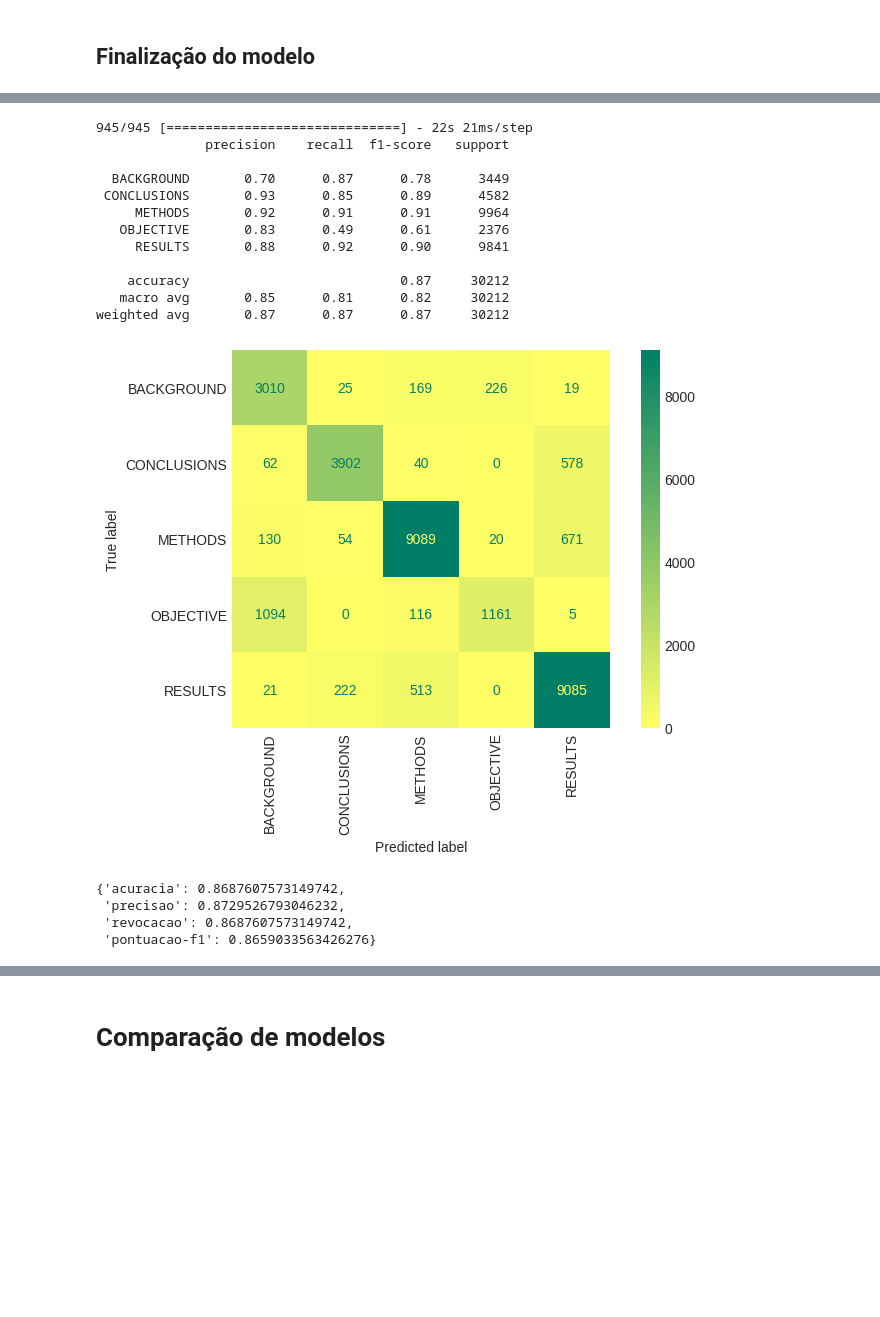
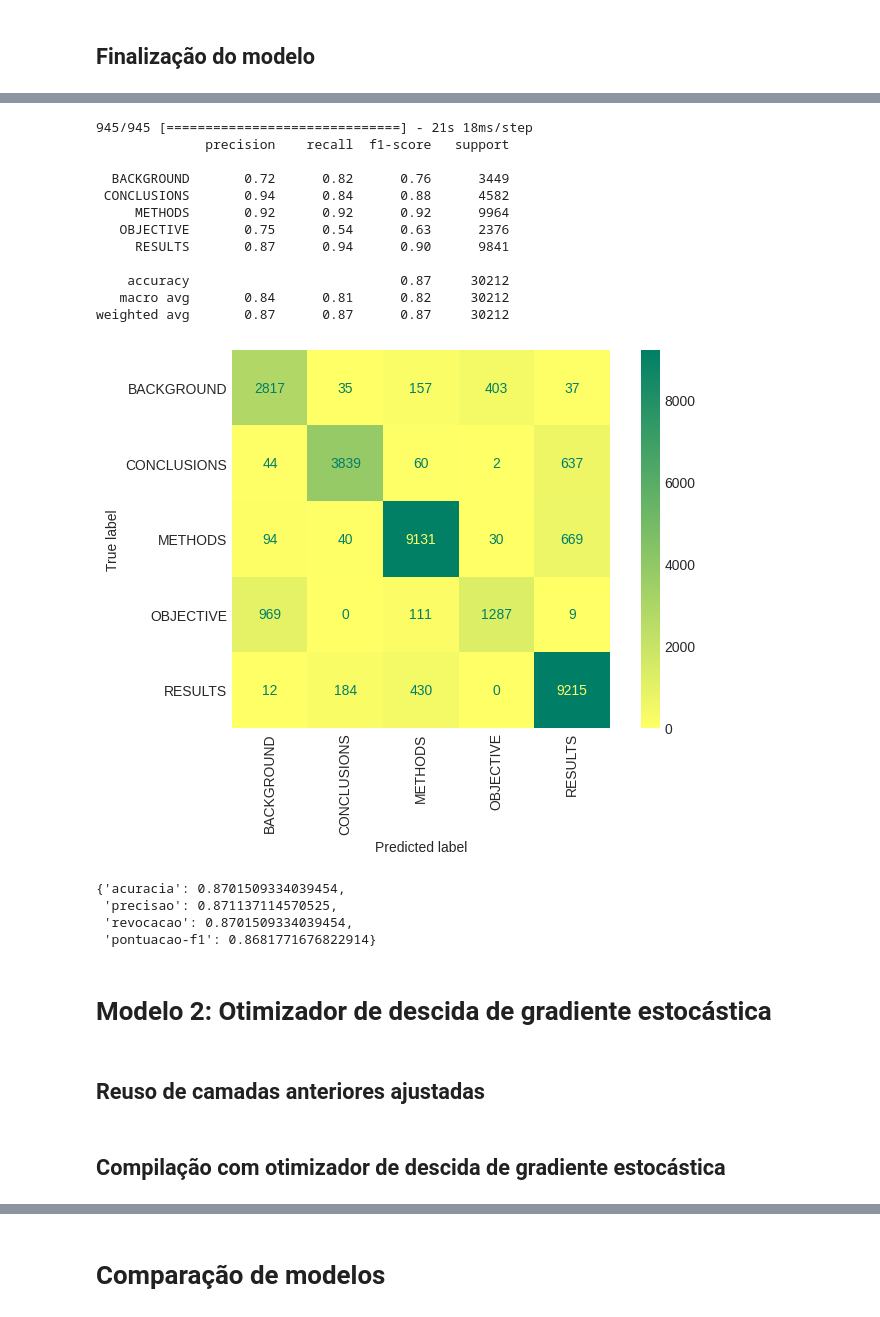
Before and after one commit to flohmannjr/tensorflow_curso, a Jupyter notebook: TensorFlow_MP2_1_SkimLit+.ipynb, the cells around one changed output, grey strips where cells are left out. Cells and saved outputs as stored; diff of their text form; code cells hidden in the pictures; blank space fills up the shorter version.

```diff
--- a/TensorFlow_MP2_1_SkimLit+.ipynb
+++ b/TensorFlow_MP2_1_SkimLit+.ipynb
@@ -263,0 +275,4 @@ modelo.compile(loss=CategoricalCrossentropy(label_smoothing=SUAVIZACAO),
+# %%
+probabilidades = modelo.predict(dados_hibridos_linhas_validacao)
+previsoes      = tf.argmax(probabilidades, axis=1)
+avaliacoes[0]  = avaliar_modelo(rotulos_int_validacao, previsoes, classes)
@@ -263,0 +304,11 @@ modelo.compile(loss=CategoricalCrossentropy(label_smoothing=SUAVIZACAO),
+# %%
+modelo_nome = 'modelo_incorporacao_palavras_particularizada'
+
+entradas = Input(shape=[], dtype=ENTRADA_TIPO, name='camada_entrada_palavras')
+
+camadas = vetorizador_palavras(entradas)
+camadas = incorporador_palavras(camadas)
+
+saidas = Bidirectional(layer=LSTM(units=int(LIMITE_INCORPORADOR / 2), activation=ATIVACAO_RNN), name='camada_bi_lstm_palavras')(camadas)
+
+modelo_incorporacao_palavras_particularizada = Model(inputs=entradas, outputs=saidas, name=modelo_nome)
@@ -263,0 +317,28 @@ modelo.compile(loss=CategoricalCrossentropy(label_smoothing=SUAVIZACAO),
+# %%
+combinacao_incorporacao = Concatenate(name="camada_combinacao_incorporacao")([modelo_incorporacao_palavras_particularizada.output,
+                                                                              modelo_incorporacao_caracteres.output])
+
+abandonos_incorporacao = Dense(LIMITE_VETOR_TEXTO * 2, activation=ATIVACAO_CNN, name='camada_abandonos_incorporacao_relu')(combinacao_incorporacao)
+abandonos_incorporacao = Dropout(rate=0.5, name='camada_abandonos_incorporacao')(abandonos_incorporacao)
+
+combinacao_linhas = Concatenate(name="camada_combinacao_linhas")([abandonos_incorporacao,
+                                                                  modelo_numero_linhas.output,
+                                                                  modelo_total_linhas.output])
+
+abandonos_linhas = Dense(LIMITE_VETOR_TEXTO * 2, activation=ATIVACAO_CNN, name='camada_abandonos_linhas_relu')(combinacao_linhas)
+abandonos_linhas = Dropout(rate=0.5, name='camada_abandonos_linhas')(abandonos_linhas)
+
+saidas = Dense(len(classes), activation=ATIVACAO_SAIDA, name='camada_saida')(abandonos_linhas)
+
+modelo_nome = 'modelo_1_incorporacao_palavras_particularizada'
+
+modelo = Model(inputs=[modelo_incorporacao_palavras_particularizada.input,
+                       modelo_incorporacao_caracteres.input,
+                       modelo_numero_linhas.input,
+                       modelo_total_linhas.input],
+               outputs=saidas,
+               name=modelo_nome)
+
+modelo.compile(loss=CategoricalCrossentropy(label_smoothing=SUAVIZACAO),
+               optimizer=Adam(learning_rate=APRENDIZADO),
+               metrics=METRICAS)
@@ -284,25 +389,29 @@ grafico_historico_por_iteracao(historico)
 # %%
 probabilidades = modelo.predict(dados_hibridos_linhas_validacao)
 previsoes      = tf.argmax(probabilidades, axis=1)
-avaliacoes[0]  = avaliar_modelo(rotulos_int_validacao, previsoes, classes)
+avaliacoes[1]  = avaliar_modelo(rotulos_int_validacao, previsoes, classes)
 # %% [output]
-945/945 [==============================] - 22s 21ms/step
+945/945 [==============================] - 21s 18ms/step
               precision    recall  f1-score   support
 
-  BACKGROUND       0.70      0.87      0.78      3449
- CONCLUSIONS       0.93      0.85      0.89      4582
-     METHODS       0.92      0.91      0.91      9964
-   OBJECTIVE       0.83      0.49      0.61      2376
-     RESULTS       0.88      0.92      0.90      9841
+  BACKGROUND       0.72      0.82      0.76      3449
+ CONCLUSIONS       0.94      0.84      0.88      4582
+     METHODS       0.92      0.92      0.92      9964
+   OBJECTIVE       0.75      0.54      0.63      2376
+     RESULTS       0.87      0.94      0.90      9841
 
     accuracy                           0.87     30212
-   macro avg       0.85      0.81      0.82     30212
+   macro avg       0.84      0.81      0.82     30212
 weighted avg       0.87      0.87      0.87     30212
-[figure, old version]
+[figure, new version]
 # %%
-avaliacoes[0]
+avaliacoes[1]
 # %% [output]
-{'acuracia': 0.8687607573149742,
- 'precisao': 0.8729526793046232,
- 'revocacao': 0.8687607573149742,
- 'pontuacao-f1': 0.8659033563426276}
+{'acuracia': 0.8701509334039454,
+ 'precisao': 0.871137114570525,
+ 'revocacao': 0.8701509334039454,
+ 'pontuacao-f1': 0.8681771676822914}
+# %% [markdown]
+# Modelo 2: Otimizador de descida de gradiente estocástica
+# %% [markdown]
+## Reuso de camadas anteriores ajustadas
@@ -308,0 +427,2 @@ avaliacoes[0]
+# %% [markdown]
+## Compilação com otimizador de descida de gradiente estocástica
```
Also changed, not shown: parts of 35 cells of this notebook.
